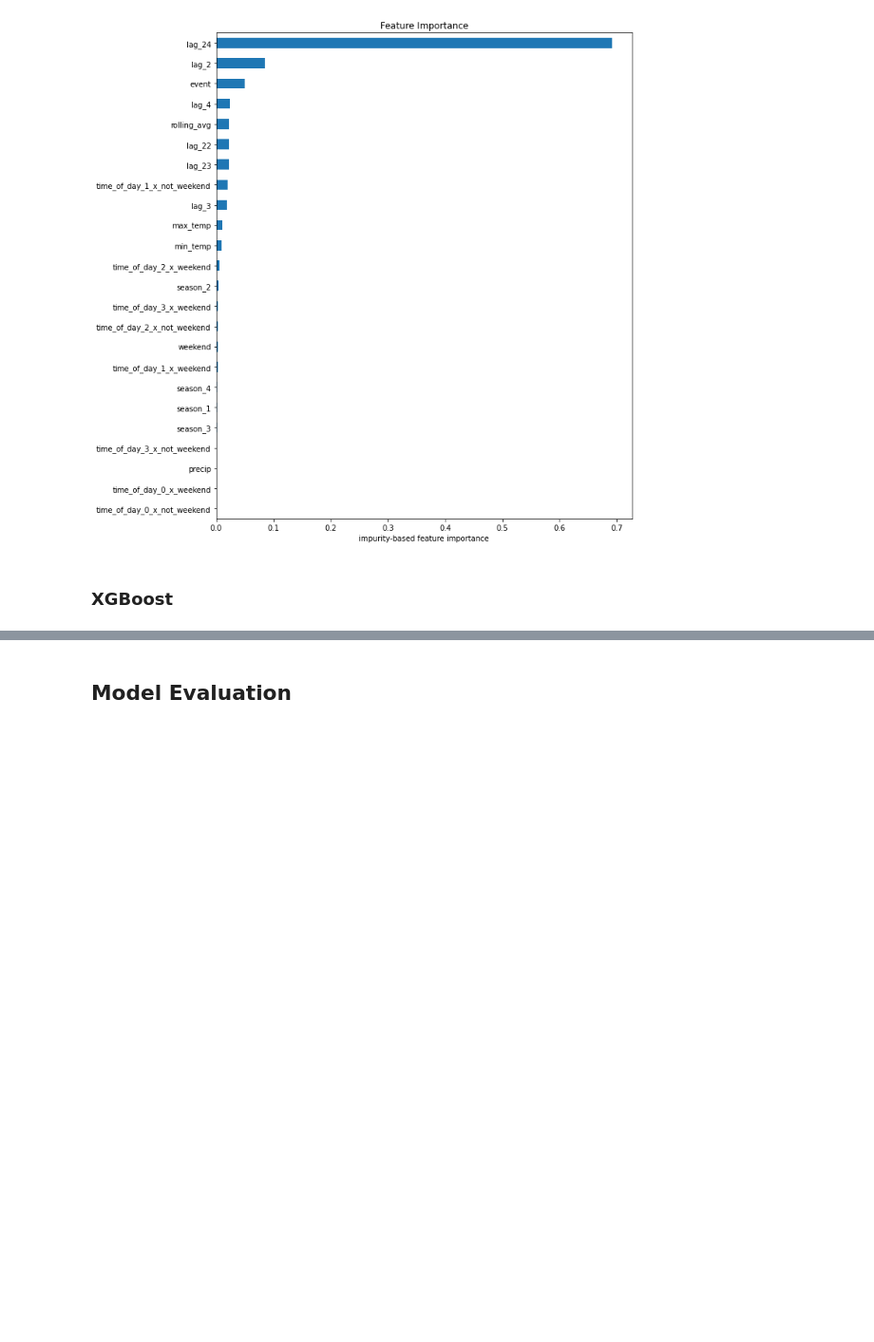
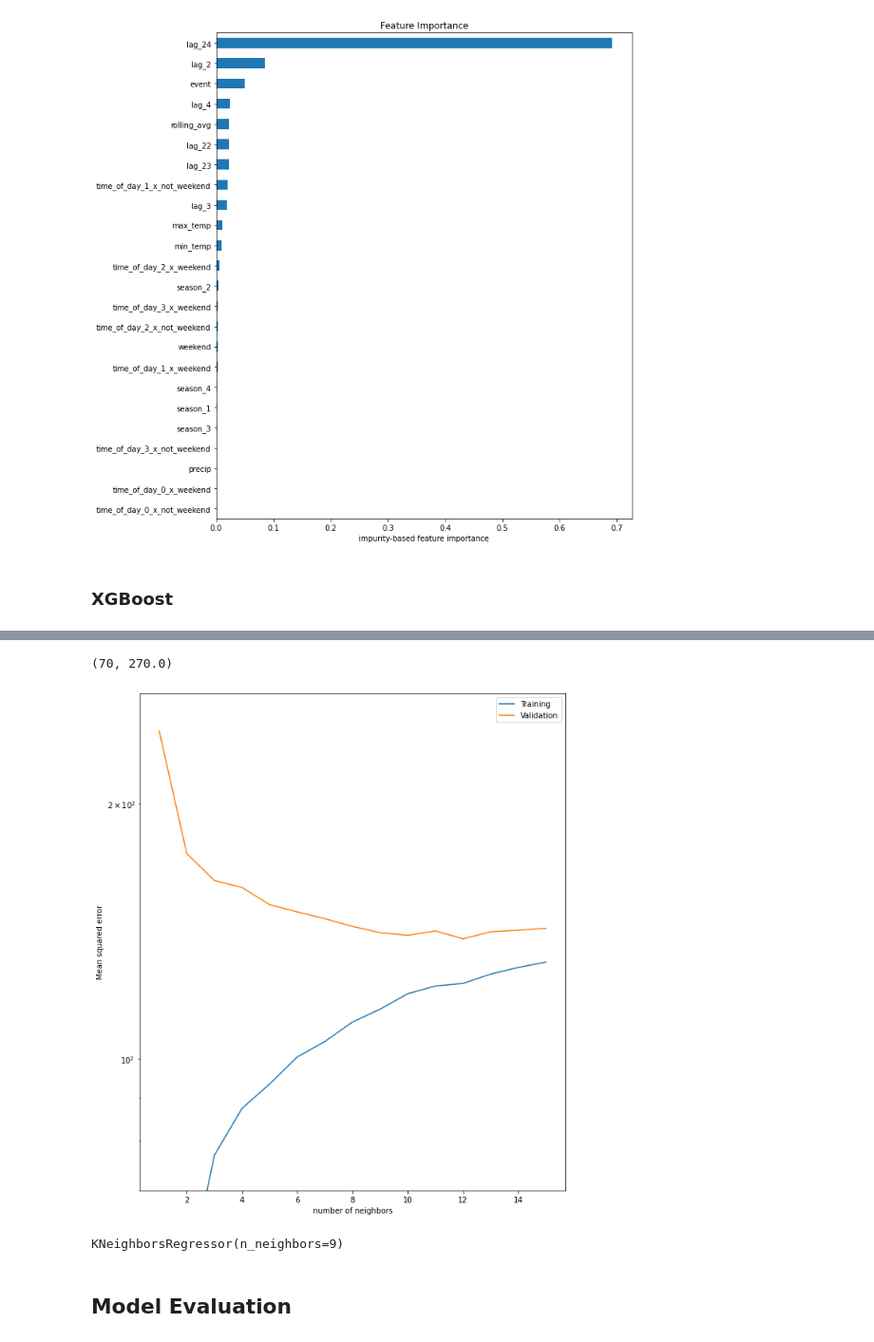
Before and after one commit to masbach/BananaCode, a Jupyter notebook: notebooks/4-PredictiveAnalysis.ipynb, the cells around one changed output, grey strips where cells are left out. Shown at 95% size. Cells and saved outputs as stored; diff of their text form; code cells hidden in the pictures; blank space fills up the shorter version.

```diff
--- a/notebooks/4-PredictiveAnalysis.ipynb
+++ b/notebooks/4-PredictiveAnalysis.ipynb
@@ -313,3 +378,17 @@ xgb.to_graphviz(XGB.best_estimator_, num_trees=XGB.best_estimator_.best_iteratio
+# %%
+plt.semilogy(range(1,16), err_train[:15], range(1,16), err_cv[:15])
+plt.legend(["Training", "Validation"])
+plt.xlabel("number of neighbors")
+plt.ylabel("Mean squared error")
+plt.ylim([7*10**1,2.7*10**2])
+# %% [output]
+(70, 270.0)
+[figure, added]
+# %%
+KNN = KNeighborsRegressor(n_neighbors=9)
+KNN.fit(X_scaled,y_train)
+# %% [output]
+KNeighborsRegressor(n_neighbors=9)
 # %% [markdown]
 ## Model Evaluation
 # %%
```
Also changed, not shown: parts of 21 cells of this notebook.
